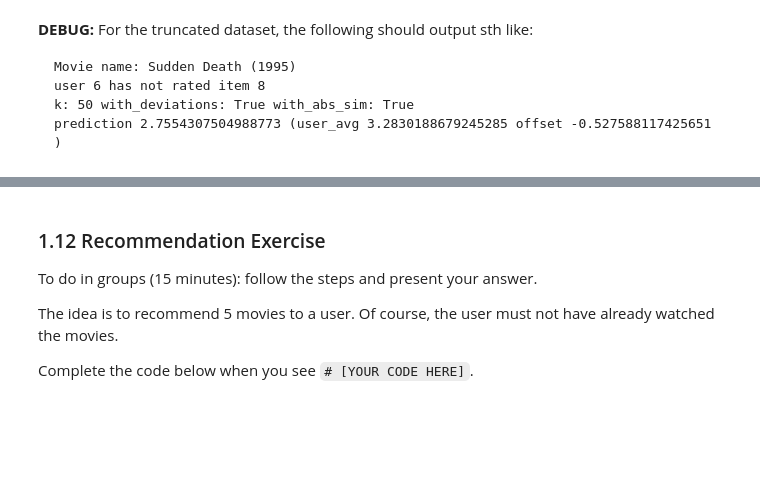
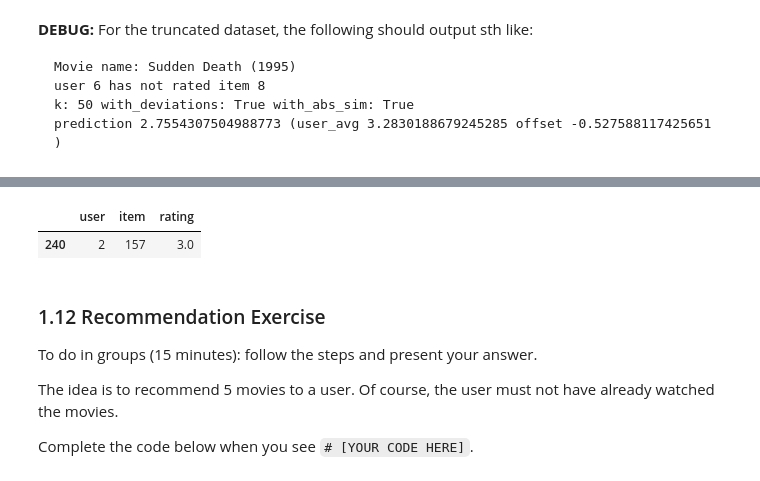
Before and after one commit to Rolex-Github/BigScaleAnalytics, a Jupyter notebook: week6/Recommender_systems.ipynb, the cells around one changed output, grey strips where cells are left out. Cells and saved outputs as stored; diff of their text form; code cells hidden in the pictures; blank space fills up the shorter version.

```diff
--- a/week6/Recommender_systems.ipynb
+++ b/week6/Recommender_systems.ipynb
@@ -571,3 +819,8 @@ if DEBUG:
+# %%
+ratings[(ratings.user == 2)&(ratings.item == 157)]
+# %% [output]
+|  | user | item | rating |
+| 240 | 2 | 157 | 3.0 |
 # %% [markdown]
 ### 1.12 Recommendation Exercise
 
```
Also changed, not shown: parts of 34 cells of this notebook.
